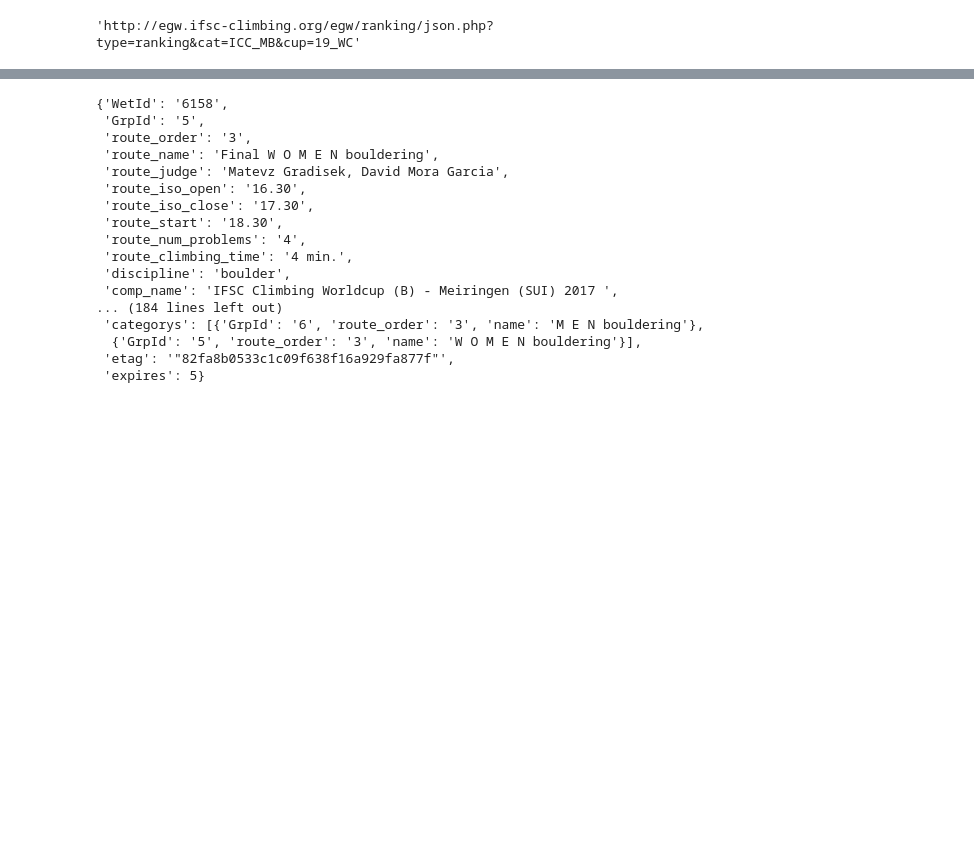
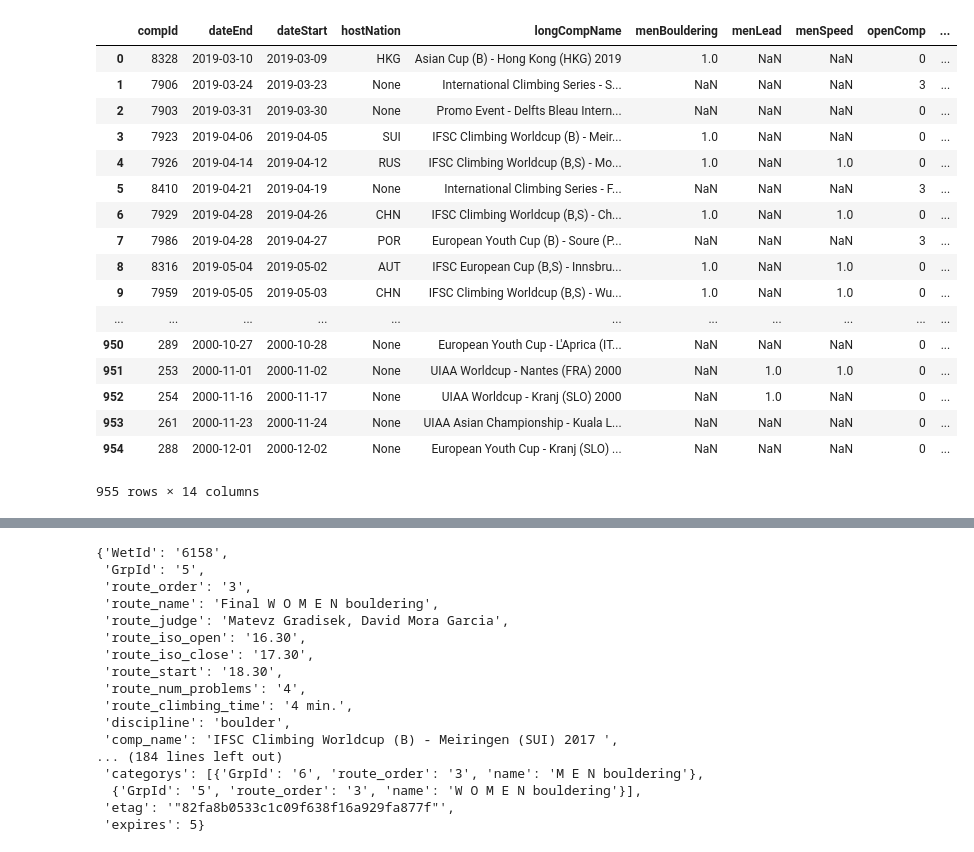
Before and after one commit to NaFreitaz/ClimbingData, a Jupyter notebook: Climbing Data Extraction.ipynb, the cells around one changed output, grey strips where cells are left out. Saved outputs shown, nothing was run; the diff lists cells and outputs as text; code cells hidden in the pictures; blank space fills up the shorter version.

Commit message:
All Competitions Extracted
Overall information for the competitions in every season since 2000 has been extracted and put into a dataframe.

```diff
--- a/Climbing Data Extraction.ipynb
+++ b/Climbing Data Extraction.ipynb
@@ -1,27 +1,42 @@
 # %%
 import requests
 import datetime
+import pandas as pd
 
 # Today's date
 today = datetime.datetime.now()
 
-competition_ids = list()
+
+competition_overview_df = pd.DataFrame()
 
 # Generate the link for all WCs and get all comp ids
 for season in range(int(str(today.year)[-2:]) + 1):
 
     # Generating URLs for world cups since 2000 until this year
-    url = 'http://egw.ifsc-climbing.org/egw/ranking/json.php?type=ranking&cat=ICC_MB&cup='
-    url = url + str(season).rjust(2,'0') + '_WC'
-    overall_json = requests.get(url).json()
+    url = 'http://egw.ifsc-climbing.org/egw/ranking/json.php?type=event&year='
+    url = url + str(today.year - season)
+    season_json = requests.get(url).json()
 
-    # Part of the API that has the comp IDs needed
-    season_competition_ids = list(overall_json['route_names'].keys())
-
-    # Getting all comp ids
-    for comp in season_competition_ids:
-        competition_ids.append(int(comp))
+    # Getting all information for a dataframe with all comp overall figures
+    competition_overview_df = competition_overview_df.append(add_season_competitions(season_json), ignore_index=True)
-# %%
-url
-# %% [output]
-'http://egw.ifsc-climbing.org/egw/ranking/json.php?type=ranking&cat=ICC_MB&cup=19_WC'
+# %%
+competition_overview_df
+# %% [output]
+|  | compId | dateEnd | dateStart | hostNation | longCompName | menBouldering | menLead | menSpeed | openComp | ... |
+| 0 | 8328 | 2019-03-10 | 2019-03-09 | HKG | Asian Cup (B) - Hong Kong (HKG) 2019 | 1.0 | NaN | NaN | 0 | ... |
+| 1 | 7906 | 2019-03-24 | 2019-03-23 | None | International Climbing Series - S... | NaN | NaN | NaN | 3 | ... |
+| 2 | 7903 | 2019-03-31 | 2019-03-30 | None | Promo Event - Delfts Bleau Intern... | NaN | NaN | NaN | 0 | ... |
+| 3 | 7923 | 2019-04-06 | 2019-04-05 | SUI | IFSC Climbing Worldcup (B) - Meir... | 1.0 | NaN | NaN | 0 | ... |
+| 4 | 7926 | 2019-04-14 | 2019-04-12 | RUS | IFSC Climbing Worldcup (B,S) - Mo... | 1.0 | NaN | 1.0 | 0 | ... |
+| 5 | 8410 | 2019-04-21 | 2019-04-19 | None | International Climbing Series - F... | NaN | NaN | NaN | 3 | ... |
+| 6 | 7929 | 2019-04-28 | 2019-04-26 | CHN | IFSC Climbing Worldcup (B,S) - Ch... | 1.0 | NaN | 1.0 | 0 | ... |
+| 7 | 7986 | 2019-04-28 | 2019-04-27 | POR | European Youth Cup (B) - Soure (P... | NaN | NaN | NaN | 3 | ... |
+| 8 | 8316 | 2019-05-04 | 2019-05-02 | AUT | IFSC European Cup (B,S) - Innsbru... | 1.0 | NaN | 1.0 | 0 | ... |
+| 9 | 7959 | 2019-05-05 | 2019-05-03 | CHN | IFSC Climbing Worldcup (B,S) - Wu... | 1.0 | NaN | 1.0 | 0 | ... |
+| ... | ... | ... | ... | ... | ... | ... | ... | ... | ... | ... |
+| 950 | 289 | 2000-10-27 | 2000-10-28 | None | European Youth Cup - L'Aprica (IT... | NaN | NaN | NaN | 0 | ... |
+| 951 | 253 | 2000-11-01 | 2000-11-02 | None | UIAA Worldcup - Nantes (FRA) 2000 | NaN | 1.0 | 1.0 | 0 | ... |
+| 952 | 254 | 2000-11-16 | 2000-11-17 | None | UIAA Worldcup - Kranj (SLO) 2000 | NaN | 1.0 | NaN | 0 | ... |
+| 953 | 261 | 2000-11-23 | 2000-11-24 | None | UIAA Asian Championship - Kuala L... | NaN | NaN | NaN | 0 | ... |
+| 954 | 288 | 2000-12-01 | 2000-12-02 | None | European Youth Cup - Kranj (SLO) ... | NaN | NaN | NaN | 0 | ... |
+955 rows × 14 columns
```
Also changed, not shown: parts of 3 cells of this notebook.
